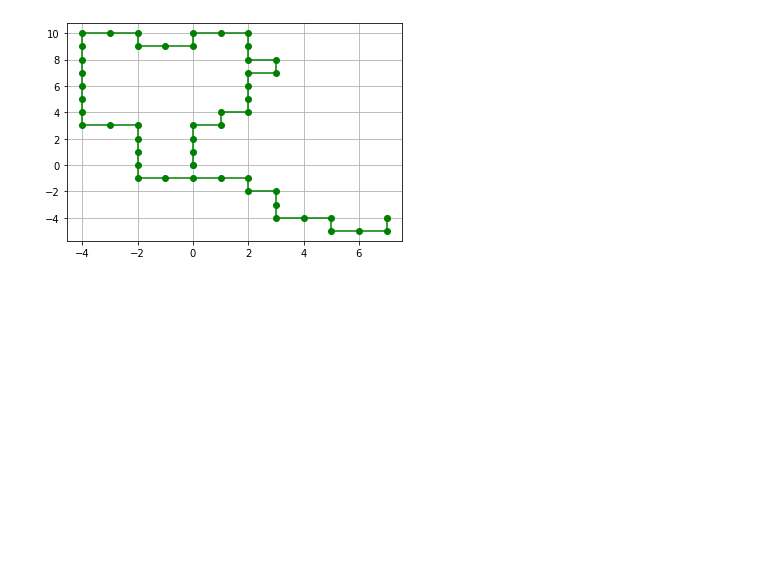
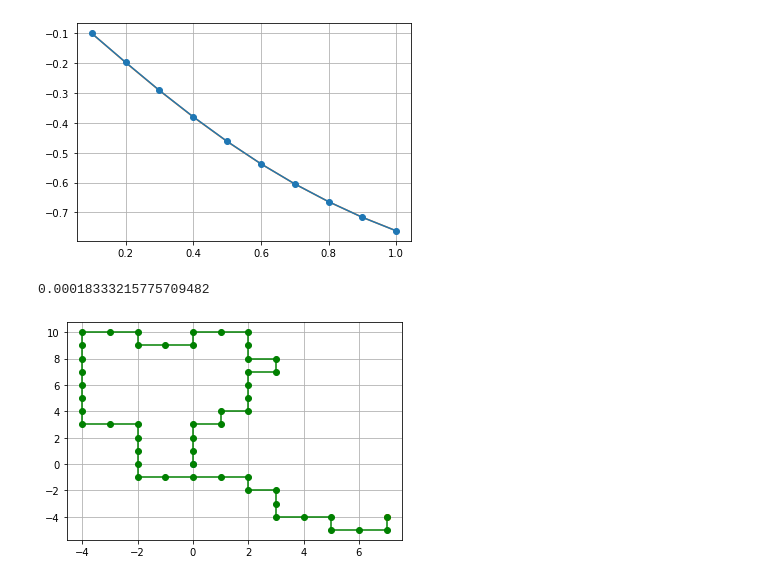
Before and after one commit to MoskalenkoRomanBorisovich/Ising-on-random-conformation, a Jupyter notebook: Ising_on_random_conformation.ipynb, the cells around one changed output. Saved outputs shown, nothing was run; the diff lists cells and outputs as text; code cells hidden in the pictures; blank space fills up the shorter version.

```diff
--- a/Ising_on_random_conformation.ipynb
+++ b/Ising_on_random_conformation.ipynb
@@ -74,0 +125,14 @@ import cy_ising
+# %%
+N = 10# number of measurments
+beta_max = 1
+ene = np.empty(N, dtype=RealObservable)
+mag2 = np.empty(N, dtype=RealObservable)
+mag4 = np.empty(N, dtype=RealObservable)
+
+neighbors = tabulate_neighbors(struct_1D)
+L = len(struct_1D)
+betas = np.linspace(beta_max/N, beta_max, N)
+
+
+for i in range(N):
+    ene[i], mag2[i], mag4[i] = cy_ising.simulate(L = L, neighbors = neighbors, beta=betas[i], num_sweeps=100000)
@@ -75,3 +157,17 @@ import cy_ising
+# %%
+plt.figure()
+plt.errorbar(betas, [e.mean / L for e in ene], yerr = [e.errorbar / L for e in ene], fmt='o-')
+th = np.tanh(betas)
+plt.plot(betas, -th * (1 + th**(L-2)) / (1 + th**L)) # true energy value on 1D
+plt.grid(True)
+plt.show()
+# %% [output]
+[figure, added]
+# %%
+# mean error
+(np.array([e.mean / L for e in ene]) - (-th * (1 + th**(L-2)) / (1 + th**L))).mean()
+# %% [output]
+0.00018333215775709482
 # %%
 file_name = 'Conformations\\struct_conf_0.dat'
 struct_1 = read_conformation(file_name)
```
Also changed, not shown: parts of 25 cells of this notebook.
